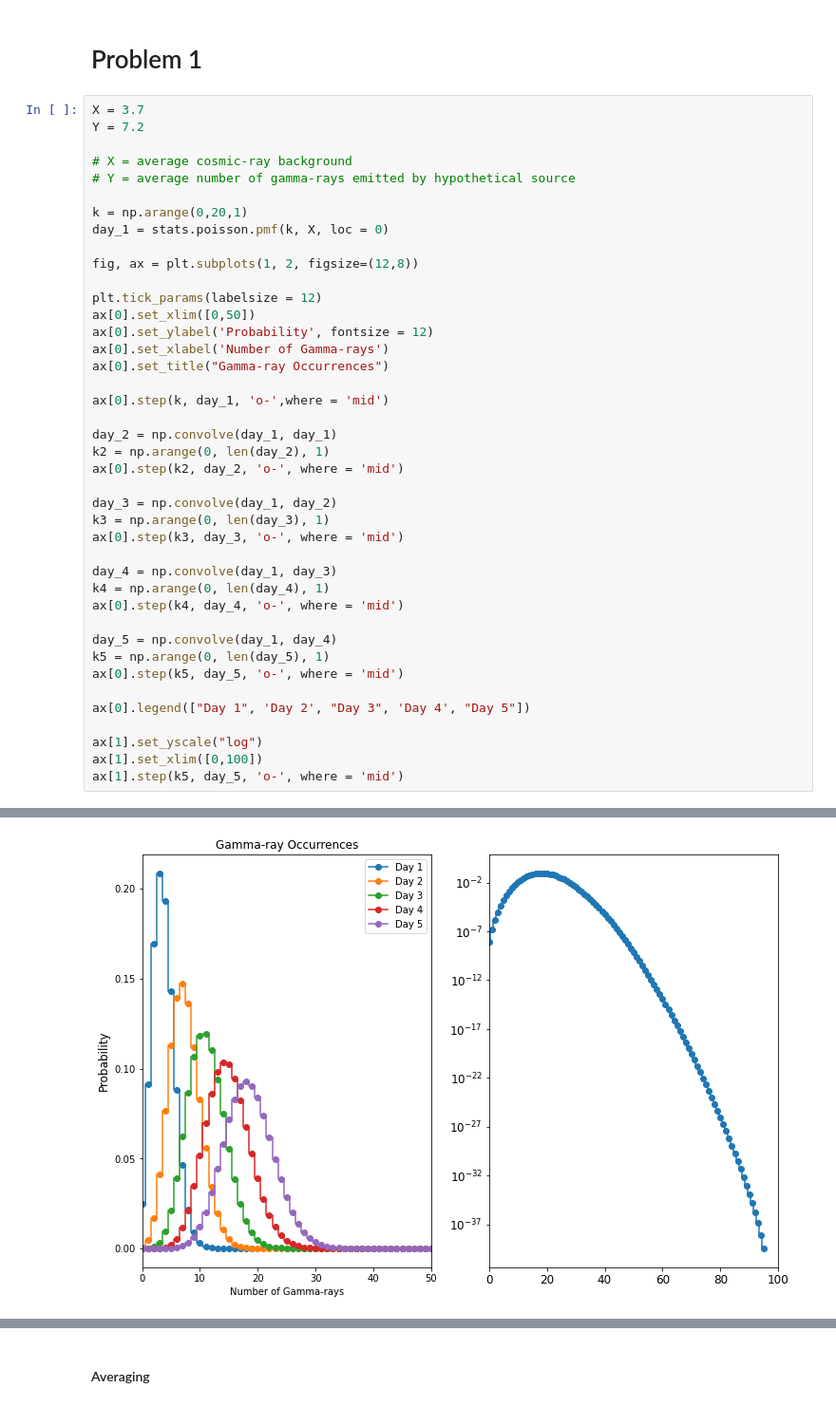
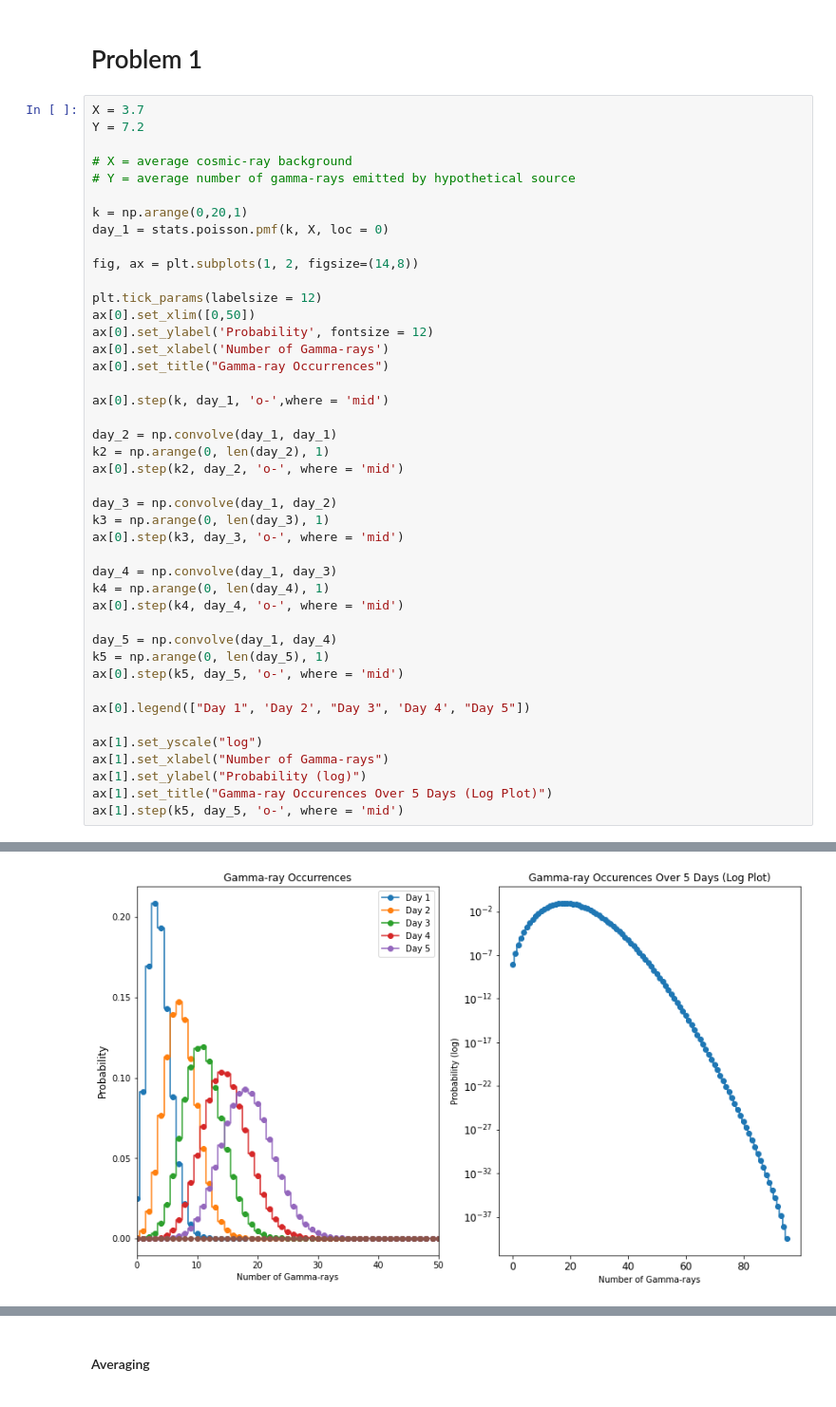
Before and after one commit to jarods00/PHYS434, a Jupyter notebook: Lab 2.ipynb, the cells around one changed output, grey strips where cells are left out. Shown: that part at 95% size. Drawn from its saved outputs; the diff is of its cells as text.

```diff
--- a/Lab 2.ipynb
+++ b/Lab 2.ipynb
@@ -16,38 +16,40 @@ Y = 7.2
 k = np.arange(0,20,1)
 day_1 = stats.poisson.pmf(k, X, loc = 0)
 
-fig, ax = plt.subplots(1, 2, figsize=(12,8))
+fig, ax = plt.subplots(1, 2, figsize=(14,8))
 
 plt.tick_params(labelsize = 12)
 ax[0].set_xlim([0,50])
 ax[0].set_ylabel('Probability', fontsize = 12)
 ax[0].set_xlabel('Number of Gamma-rays')
 ax[0].set_title("Gamma-ray Occurrences")
 
 ax[0].step(k, day_1, 'o-',where = 'mid')
 
 day_2 = np.convolve(day_1, day_1)
 k2 = np.arange(0, len(day_2), 1)
 ax[0].step(k2, day_2, 'o-', where = 'mid')
 
 day_3 = np.convolve(day_1, day_2)
 k3 = np.arange(0, len(day_3), 1)
 ax[0].step(k3, day_3, 'o-', where = 'mid')
 
 day_4 = np.convolve(day_1, day_3)
 k4 = np.arange(0, len(day_4), 1)
 ax[0].step(k4, day_4, 'o-', where = 'mid')
 
 day_5 = np.convolve(day_1, day_4)
 k5 = np.arange(0, len(day_5), 1)
 ax[0].step(k5, day_5, 'o-', where = 'mid')
 
 ax[0].legend(["Day 1", 'Day 2', "Day 3", 'Day 4', "Day 5"])
 
 ax[1].set_yscale("log")
-ax[1].set_xlim([0,100])
+ax[1].set_xlabel("Number of Gamma-rays")
+ax[1].set_ylabel("Probability (log)")
+ax[1].set_title("Gamma-ray Occurences Over 5 Days (Log Plot)")
 ax[1].step(k5, day_5, 'o-', where = 'mid')
 # %% [output]
 [<matplotlib.lines.Line2D at 0x...>]
-[figure, old version]
+[figure, new version]
 # %% [markdown]
```
Also changed, not shown: parts of 12 cells of this notebook.
